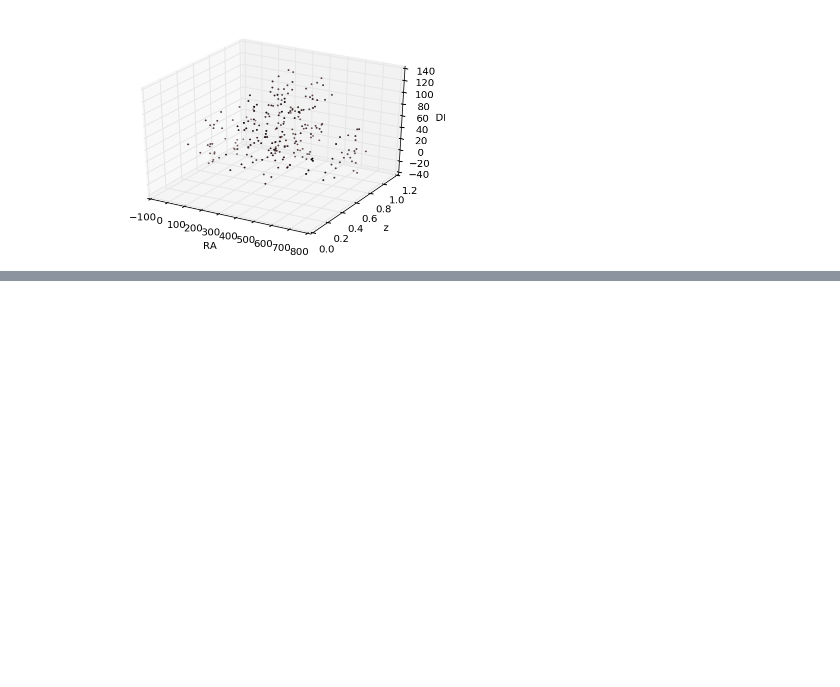
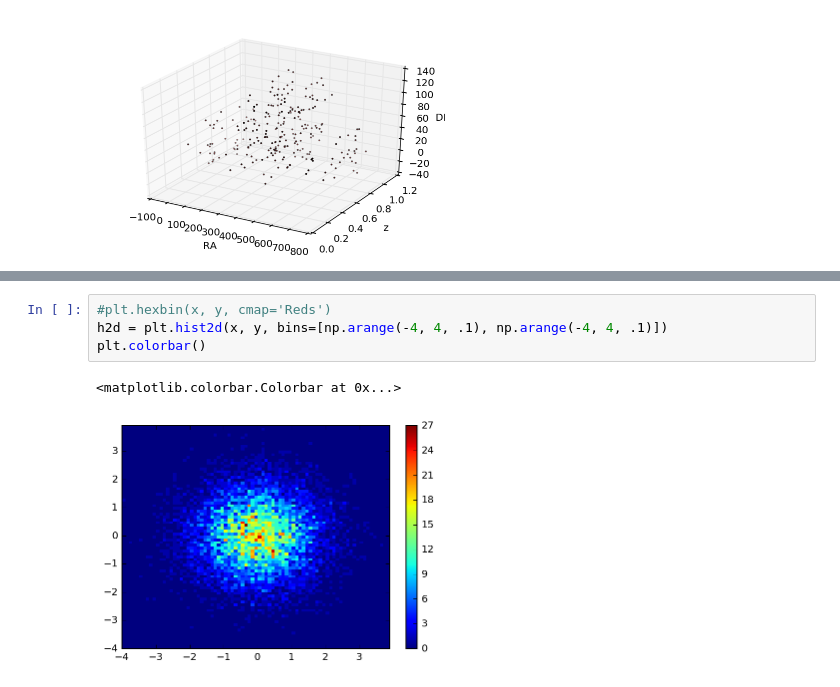
Before and after one commit to clusteron/comparison, a Jupyter notebook: table.ipynb, the cells around one changed output, grey strips where cells are left out. Saved outputs shown, nothing was run; the diff lists cells and outputs as text; blank space fills up the shorter version.

```diff
--- a/table.ipynb
+++ b/table.ipynb
@@ -648,0 +667,7 @@ Plot ra, dec and z - 3d - match
+# %%
+#plt.hexbin(x, y, cmap='Reds')
+h2d = plt.hist2d(x, y, bins=[np.arange(-4, 4, .1), np.arange(-4, 4, .1)])
+plt.colorbar()
+# %% [output]
+<matplotlib.colorbar.Colorbar at 0x...>
+[figure, added]
```
Also changed, not shown: parts of 8 cells of this notebook.
